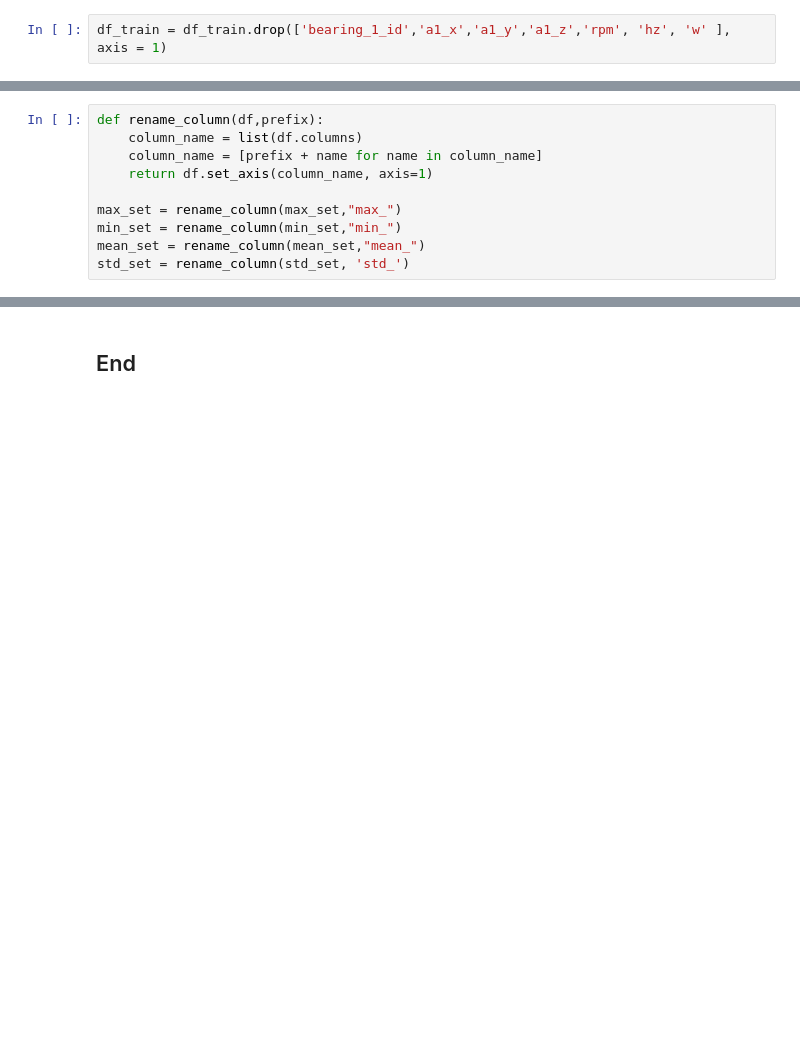
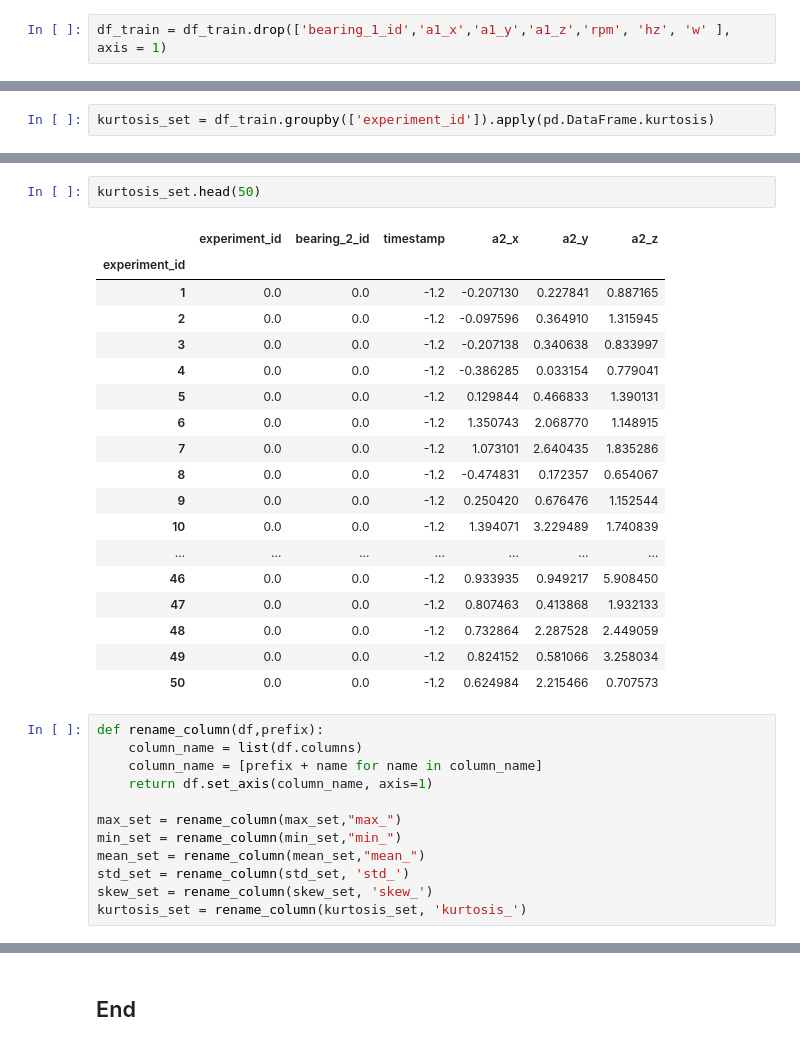
Before and after one commit to JayeshItaliya86/challenge-classification, a Jupyter notebook: bearing challenge_classification.ipynb, the cells around one changed output, grey strips where cells are left out. Cells and saved outputs as stored; diff of their text form; blank space fills up the shorter version.

```diff
--- a/bearing challenge_classification.ipynb
+++ b/bearing challenge_classification.ipynb
@@ -128,0 +105,2 @@ std_set = df_train.groupby(['experiment_id'], as_index = True).std()
+# %%
+kurtosis_set = df_train.groupby(['experiment_id']).apply(pd.DataFrame.kurtosis)
@@ -129,3 +117,24 @@ std_set = df_train.groupby(['experiment_id'], as_index = True).std()
+# %%
+kurtosis_set.head(50)
+# %% [output]
+|  | experiment_id | bearing_2_id | timestamp | a2_x | a2_y | a2_z |
+| experiment_id |  |  |  |  |  |  |
+| 1 | 0.0 | 0.0 | -1.2 | -0.207130 | 0.227841 | 0.887165 |
+| 2 | 0.0 | 0.0 | -1.2 | -0.097596 | 0.364910 | 1.315945 |
+| 3 | 0.0 | 0.0 | -1.2 | -0.207138 | 0.340638 | 0.833997 |
+| 4 | 0.0 | 0.0 | -1.2 | -0.386285 | 0.033154 | 0.779041 |
+| 5 | 0.0 | 0.0 | -1.2 | 0.129844 | 0.466833 | 1.390131 |
+| 6 | 0.0 | 0.0 | -1.2 | 1.350743 | 2.068770 | 1.148915 |
+| 7 | 0.0 | 0.0 | -1.2 | 1.073101 | 2.640435 | 1.835286 |
+| 8 | 0.0 | 0.0 | -1.2 | -0.474831 | 0.172357 | 0.654067 |
+| 9 | 0.0 | 0.0 | -1.2 | 0.250420 | 0.676476 | 1.152544 |
+| 10 | 0.0 | 0.0 | -1.2 | 1.394071 | 3.229489 | 1.740839 |
+| ... | ... | ... | ... | ... | ... | ... |
+| 46 | 0.0 | 0.0 | -1.2 | 0.933935 | 0.949217 | 5.908450 |
+| 47 | 0.0 | 0.0 | -1.2 | 0.807463 | 0.413868 | 1.932133 |
+| 48 | 0.0 | 0.0 | -1.2 | 0.732864 | 2.287528 | 2.449059 |
+| 49 | 0.0 | 0.0 | -1.2 | 0.824152 | 0.581066 | 3.258034 |
+| 50 | 0.0 | 0.0 | -1.2 | 0.624984 | 2.215466 | 0.707573 |
 # %%
 def rename_column(df,prefix):
     column_name = list(df.columns)
@@ -136,4 +145,6 @@ max_set = rename_column(max_set,"max_")
 min_set = rename_column(min_set,"min_")
 mean_set = rename_column(mean_set,"mean_")
 std_set = rename_column(std_set, 'std_')
+skew_set = rename_column(skew_set, 'skew_')
+kurtosis_set = rename_column(kurtosis_set, 'kurtosis_')
 # %%
```
Also changed, not shown: parts of 30 cells of this notebook.
